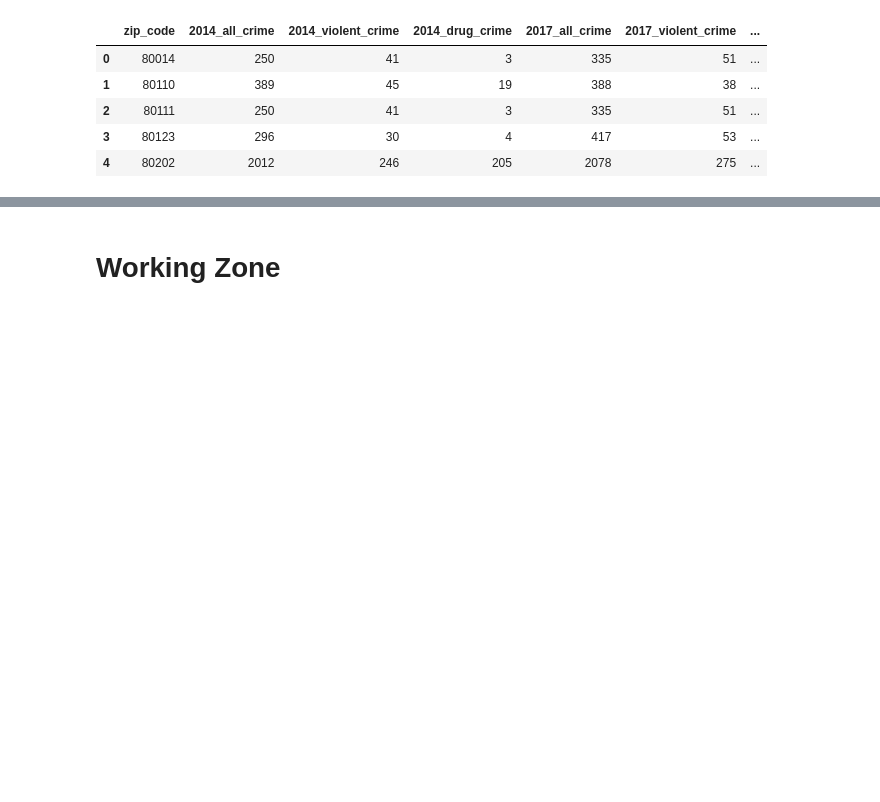
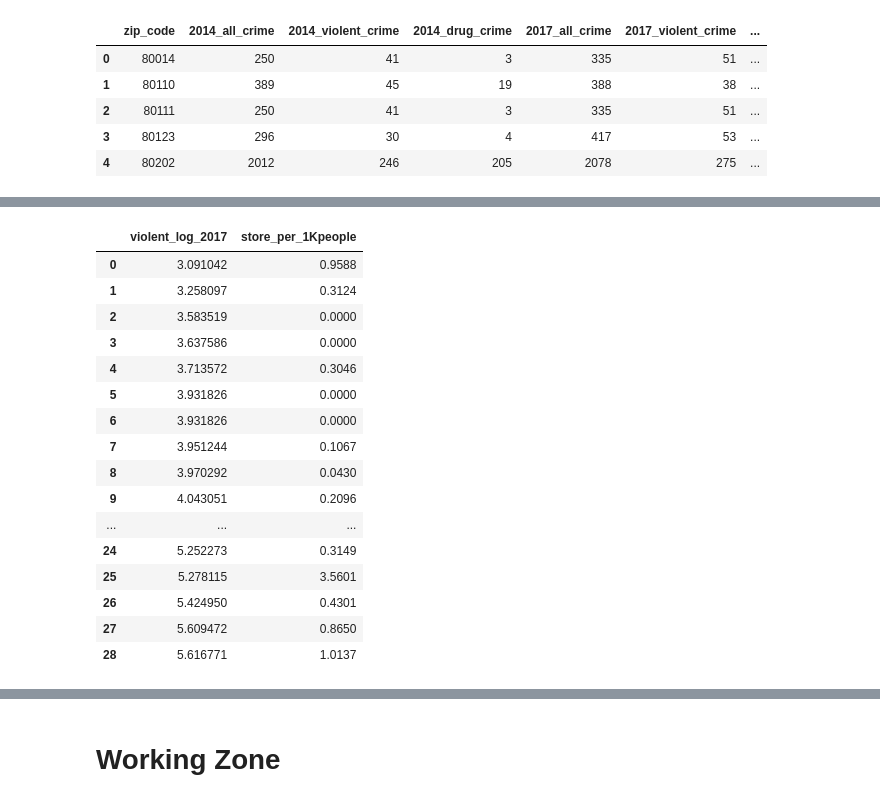
Before and after one commit to zapatos24/Mod_3_Final_Project, a Jupyter notebook: mod_3_final_project_jeremy_wip.ipynb, the cells around one changed output, grey strips where cells are left out. Drawn from its saved outputs; the diff is of its cells as text; code cells hidden in the pictures; blank space fills up the shorter version.

```diff
--- a/mod_3_final_project_jeremy_wip.ipynb
+++ b/mod_3_final_project_jeremy_wip.ipynb
@@ -511,0 +576,23 @@ conn.close()
+# %%
+violent_dispensary_2017 = final_df_income_pop.sort_values('violent_log_2017')[['violent_log_2017',
+                                                                               'store_per_1Kpeople']].reset_index()
+violent_dispensary_2017.drop('index', axis=1, inplace=True)
+violent_dispensary_2017
+# %% [output]
+|  | violent_log_2017 | store_per_1Kpeople |
+| 0 | 3.091042 | 0.9588 |
+| 1 | 3.258097 | 0.3124 |
+| 2 | 3.583519 | 0.0000 |
+| 3 | 3.637586 | 0.0000 |
+| 4 | 3.713572 | 0.3046 |
+| 5 | 3.931826 | 0.0000 |
+| 6 | 3.931826 | 0.0000 |
+| 7 | 3.951244 | 0.1067 |
+| 8 | 3.970292 | 0.0430 |
+| 9 | 4.043051 | 0.2096 |
+| ... | ... | ... |
+| 24 | 5.252273 | 0.3149 |
+| 25 | 5.278115 | 3.5601 |
+| 26 | 5.424950 | 0.4301 |
+| 27 | 5.609472 | 0.8650 |
+| 28 | 5.616771 | 1.0137 |
```
Also changed, not shown: parts of 9 cells of this notebook, 1 other file.
